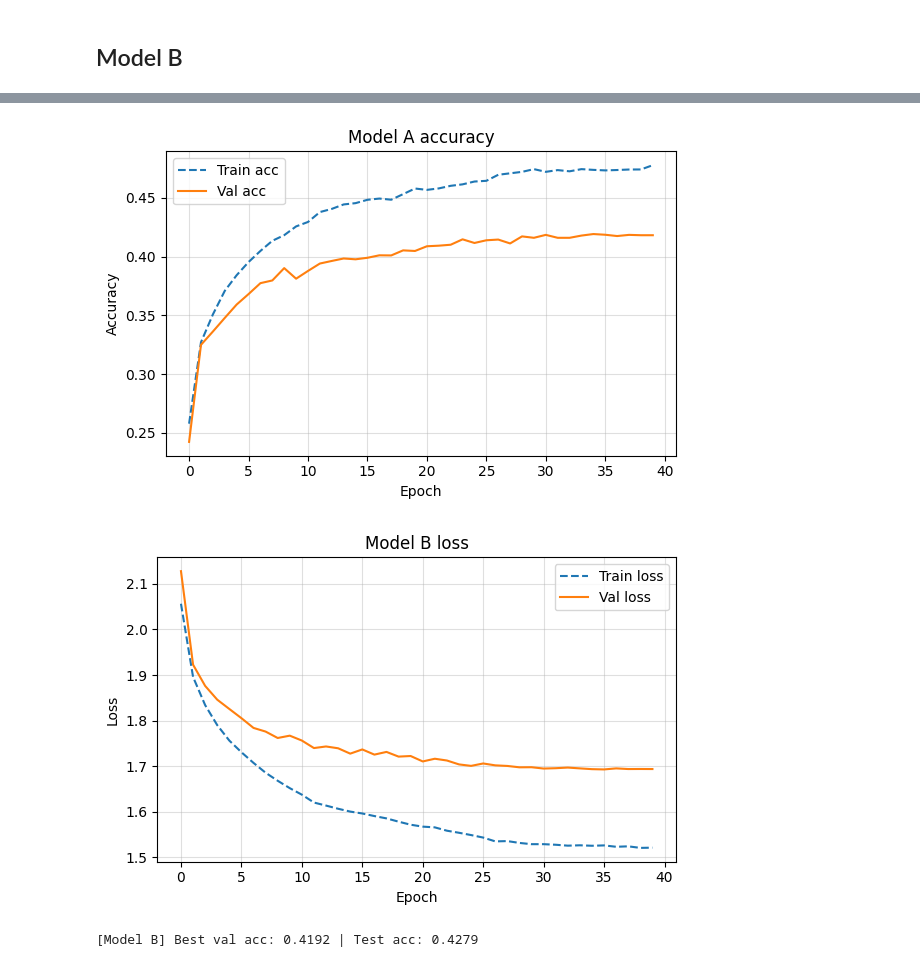
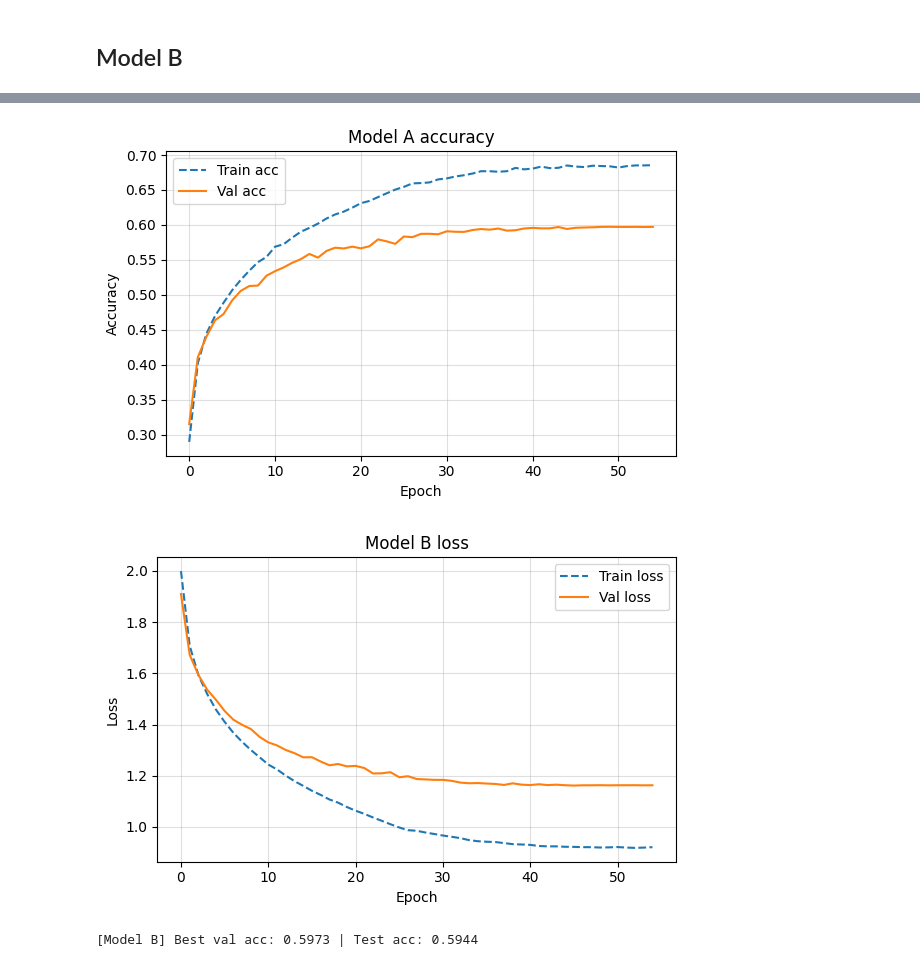
Before and after one commit to Anfloe/hparamOptimization-CNN-TF, a Jupyter notebook: NN Hyperparameter Optimization.ipynb, the cells around one changed output, grey strips where cells are left out. Cells and saved outputs as stored; diff of their text form; code cells hidden in the pictures.

```diff
--- a/NN Hyperparameter Optimization.ipynb
+++ b/NN Hyperparameter Optimization.ipynb
@@ -63,6 +64,14 @@ X_test_norm = tf.keras.utils.normalize(X_test)
+# %%
+# features
+X_train_norm = X_train.astype("float32") / 255.0
+X_test_norm  = X_test.astype("float32")  / 255.0
+
+#labels
+y_train = Y_train.squeeze().astype("int32")
+y_test  = Y_test.squeeze().astype("int32")
 # %%
-Y_train_cat = to_categorical(Y_train)
-Y_test_cat = to_categorical(Y_test)
+Y_train_cat = to_categorical(y_train, num_classes=10)
+Y_test_cat = to_categorical(y_test, num_classes=10)
 # %% [markdown]
 ## Process
 
@@ -602,11 +638,11 @@ def evaluate_model(model, X_test, y_test, *, verbose=0):
 from IPython.display import Image
 
 bestA = {
-    "optimizer": "adam",
-    "learn_rate": 1e-3,
-    "init_mode": "he_uniform",
+    "optimizer": "RMSprop",
+    "learn_rate": 1e-4,
+    "init_mode": "glorot_uniform",
     "activation": "relu",
-    "dropout_rate": 0.0,
+    "dropout_rate": 0.3,
     "filters": 64,
     "batch": 128,
 }
@@ -636,8 +672,6 @@ cbs = [
                                        mode="max", save_best_only=True, save_weights_only=True)
 ]
 
-# Summary + diagram
+# Model summary
 modelA.summary()
-plot_model(modelA, to_file="modelA.png", show_shapes=True, show_layer_names=True, dpi=110)
-display(Image(filename="modelA.png", retina=True))
 # %% [output]
@@ -721,9 +782,9 @@ Epoch 18/200
 bestB = {
     "optimizer": "SGD",
     "learn_rate": 1e-3,
-    "init_mode": "he_normal",
-    "activation": "sigmoid",
-    "dropout_rate": 0.2,
+    "init_mode": "he_uniform",
+    "activation": "relu",
+    "dropout_rate": 0.1,
     "filters": 32,
     "batch": 128,
 }
@@ -753,8 +814,6 @@ cbs = [
                                        mode="max", save_best_only=True, save_weights_only=True)
 ]
 
-# Summary + diagram
+# Model summary
 modelB.summary()
-plot_model(modelB, to_file="modelB.png", show_shapes=True, show_layer_names=True, dpi=110)
-display(Image(filename="modelB.png", retina=True))
 # %% [output]
@@ -784,14 +848,16 @@ Model: "functional_71"
 # %%
 # Train
+th = TimeHistory()
 histB = modelB.fit(
     X_train_norm, Y_train_cat,
     epochs=200,
     batch_size=bestA["batch"],
     validation_split=0.2,
-    callbacks=cbs,
+    callbacks=[*cbs, th],
     verbose=1
 )
-
+print(f"[Model A] total training time: {th.total_time:.1f}s "
+      f"(~{np.mean(th.epoch_times):.2f}s/epoch)")
 # Plot accuracy (and loss if available)
 J = histB.history
 plt.figure(figsize=(6,4))
@@ -831,3 +897,3 @@ Epoch 40/200
-[figure, old version]
+[figure, new version]
-[figure, old version]
+[figure, new version]
-[Model B] Best val acc: 0.4192 | Test acc: 0.4279
+[Model B] Best val acc: 0.5973 | Test acc: 0.5944
```
Also changed, not shown: parts of 24 cells of this notebook, 1 other file.
